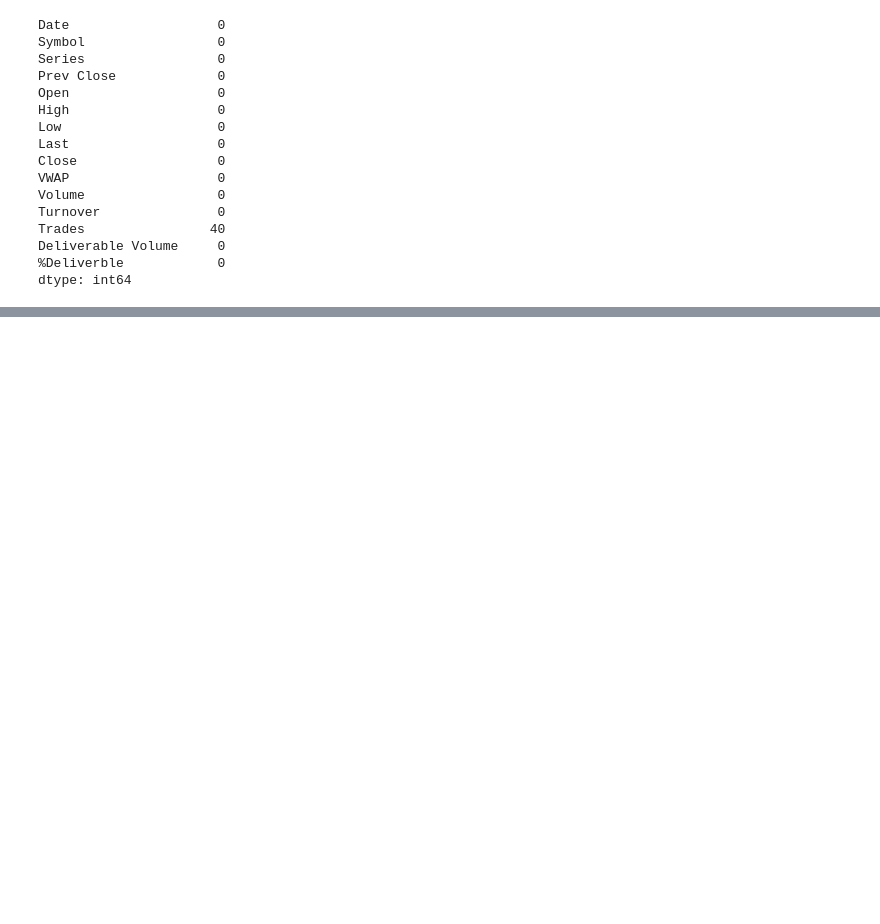
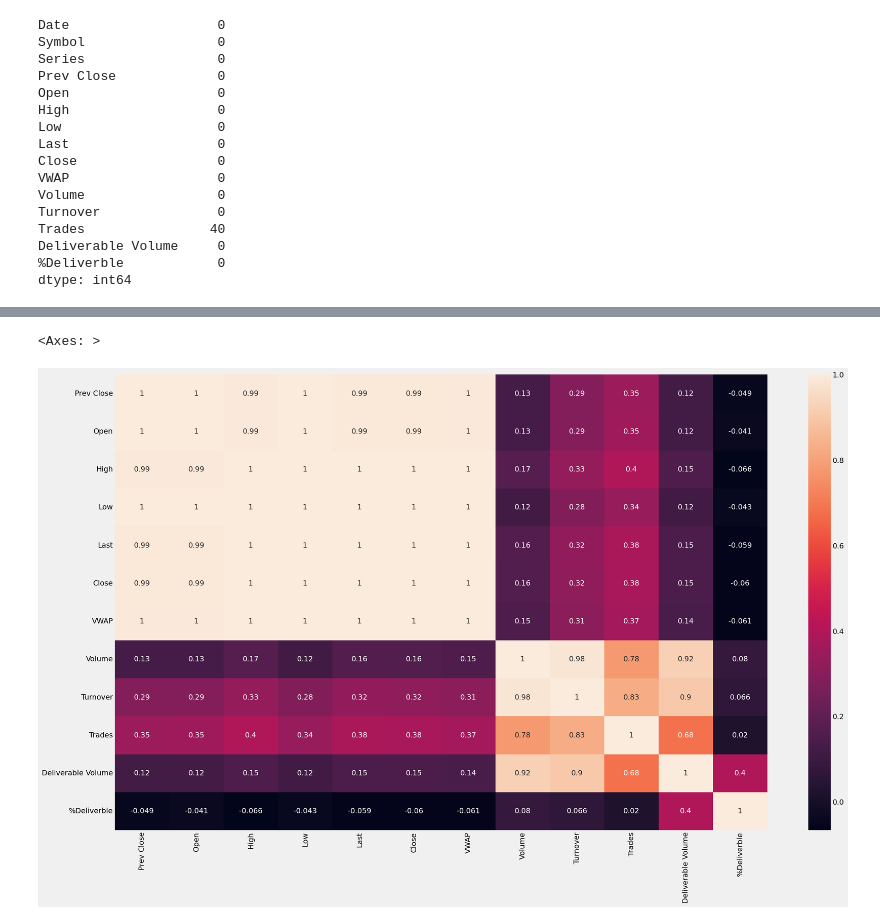
Before and after one commit to srijan210704/Stock-Market-Predictor, a Jupyter notebook: Stock_market_predictor.ipynb, the cells around one changed output, grey strips where cells are left out. Drawn from its saved outputs; the diff is of its cells as text; code cells hidden in the pictures; blank space fills up the shorter version.

```diff
--- a/Stock_market_predictor.ipynb
+++ b/Stock_market_predictor.ipynb
@@ -183,0 +195,7 @@ stock_price_oneyear['VWAP'].plot(ax=pl,c='green')
+# %%
+df.corr()
+plt.figure(figsize=(25,15))
+sns.heatmap(stock_price_oneyear.corr(method = 'pearson'),annot=True)
+# %% [output]
+<Axes: >
+[figure, added]
```
Also changed, not shown: parts of 38 cells of this notebook.
